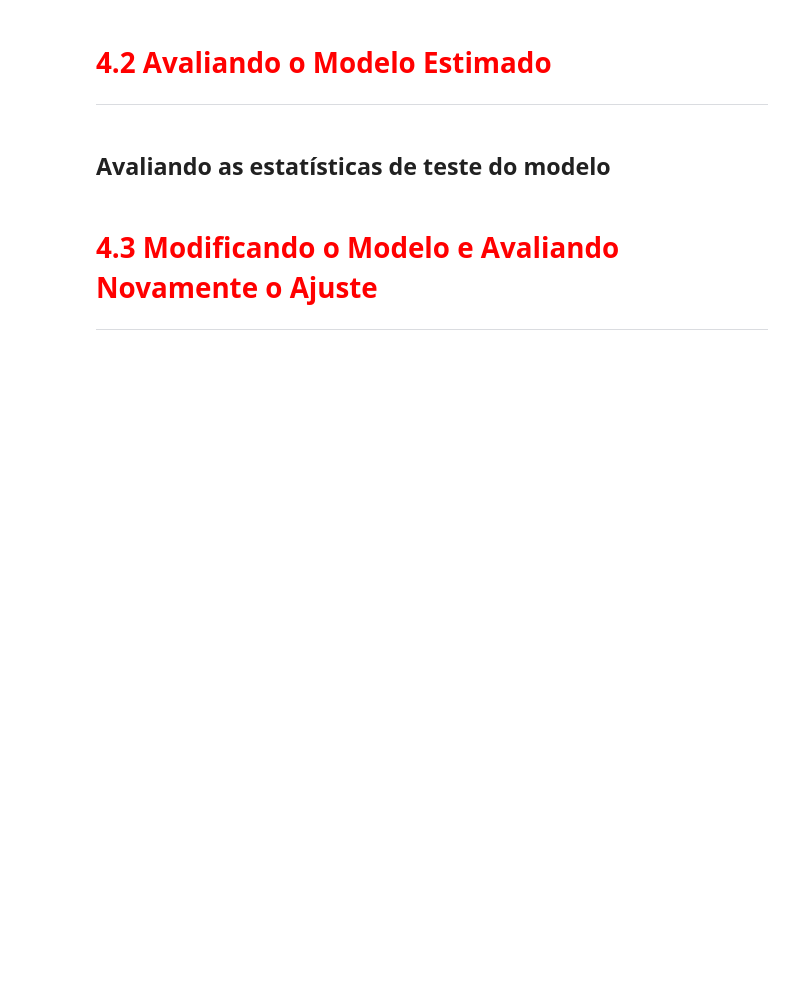
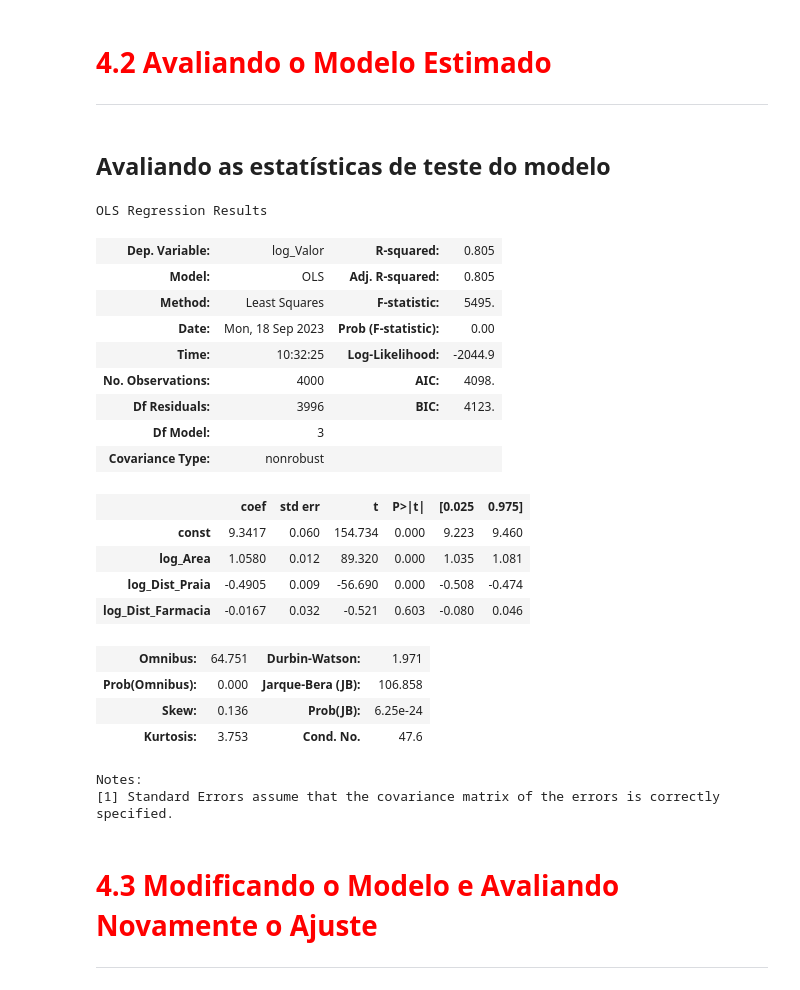
Before and after one commit to ledsouza/reg-linear-II, a Jupyter notebook: Projeto/Regressão Linear.ipynb, the cells around one changed output. Saved outputs shown, nothing was run; the diff lists cells and outputs as text; code cells hidden in the pictures; blank space fills up the shorter version.

Commit message:
Regressão Linear com StatsModels

```diff
--- a/Projeto/Regressão Linear.ipynb
+++ b/Projeto/Regressão Linear.ipynb
@@ -224,9 +226,15 @@ https://scikit-learn.org/stable/modules/generated/sklearn.model_selection.train_
 # %% [markdown]
 ## Criando uma Series (pandas) para armazenar o Preço dos Imóveis (y)
+# %%
+y = dados['log_Valor']
 # %% [markdown]
 ## Criando um DataFrame (pandas) para armazenar as variáveis explicativas (X)
+# %%
+X = dados[['log_Area', 'log_Dist_Praia', 'log_Dist_Farmacia']]
 # %% [markdown]
 ## Criando os datasets de treino e de teste
+# %%
+X_train, X_test, y_train, y_test = train_test_split(X, y, test_size=0.2, random_state=2811)
 # %% [markdown]
 # Regresão Linear
 <hr>
@@ -246,10 +256,37 @@ https://www.statsmodels.org/stable/index.html
 # %% [markdown]
 ## Estimando o modelo com statsmodels
+# %%
+X_train_com_constante = sm.add_constant(X_train)
+modelo_statsmodels = sm.OLS(y_train, X_train_com_constante, hasconst = True).fit()
 # %% [markdown]
 # <font color='red' style='font-size: 30px;'>4.2 Avaliando o Modelo Estimado</font>
 <hr style='border: 2px solid red;'>
 # %% [markdown]
 ## Avaliando as estatísticas de teste do modelo
+# %%
+modelo_statsmodels.summary()
+# %% [output]
+OLS Regression Results
+| Dep. Variable: | log_Valor | R-squared: | 0.805 |
+| Model: | OLS | Adj. R-squared: | 0.805 |
+| Method: | Least Squares | F-statistic: | 5495. |
+| Date: | Mon, 18 Sep 2023 | Prob (F-statistic): | 0.00 |
+| Time: | 10:32:25 | Log-Likelihood: | -2044.9 |
+| No. Observations: | 4000 | AIC: | 4098. |
+| Df Residuals: | 3996 | BIC: | 4123. |
+| Df Model: | 3 |  |  |
+| Covariance Type: | nonrobust |  |  |
+|  | coef | std err | t | P>|t| | [0.025 | 0.975] |
+| const | 9.3417 | 0.060 | 154.734 | 0.000 | 9.223 | 9.460 |
+| log_Area | 1.0580 | 0.012 | 89.320 | 0.000 | 1.035 | 1.081 |
+| log_Dist_Praia | -0.4905 | 0.009 | -56.690 | 0.000 | -0.508 | -0.474 |
+| log_Dist_Farmacia | -0.0167 | 0.032 | -0.521 | 0.603 | -0.080 | 0.046 |
+| Omnibus: | 64.751 | Durbin-Watson: | 1.971 |
+| Prob(Omnibus): | 0.000 | Jarque-Bera (JB): | 106.858 |
+| Skew: | 0.136 | Prob(JB): | 6.25e-24 |
+| Kurtosis: | 3.753 | Cond. No. | 47.6 |
+Notes:
+[1] Standard Errors assume that the covariance matrix of the errors is correctly specified.
 # %% [markdown]
 # <font color='red' style='font-size: 30px;'>4.3 Modificando o Modelo e Avaliando Novamente o Ajuste</font>
 <hr style='border: 2px solid red;'>
```
Also changed, not shown: parts of 7 cells of this notebook.
